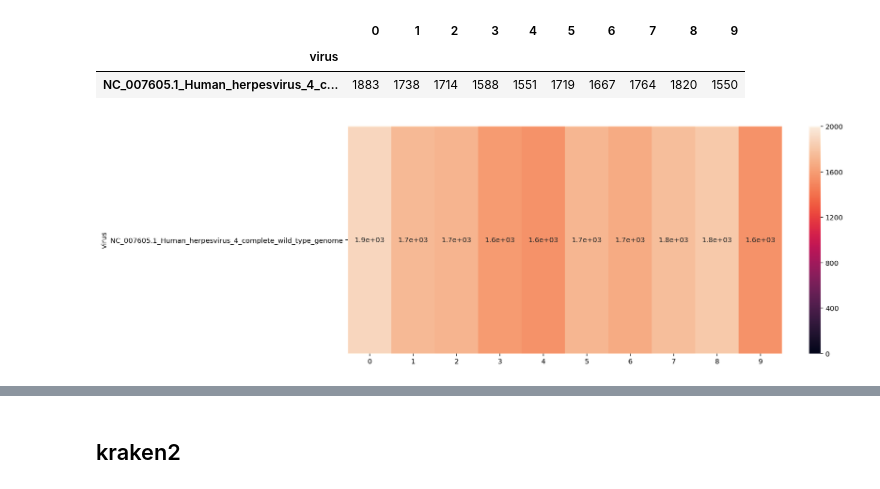
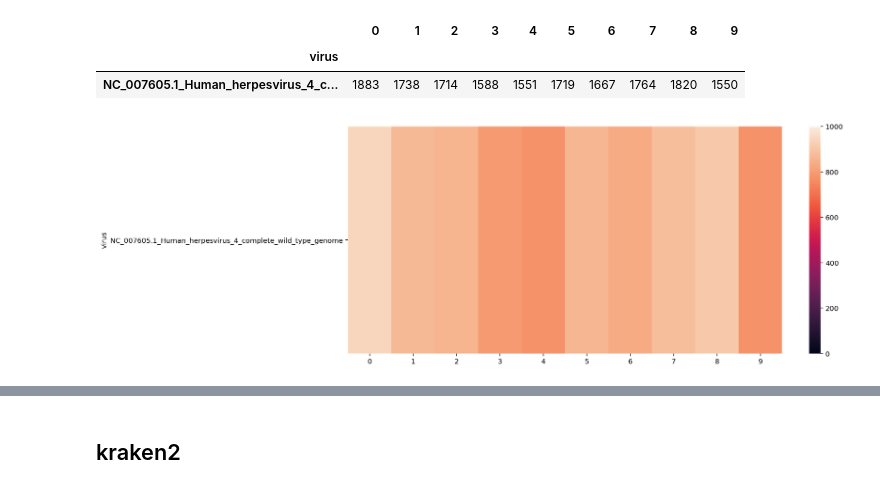
Before and after one commit to yyoshiaki/VIRTUS_Manuscript, a Jupyter notebook: EB_PNAS/benchmark/benchmark.ipynb, the cells around one changed output, grey strips where cells are left out. Saved outputs shown, nothing was run; the diff lists cells and outputs as text; code cells hidden in the pictures.

```diff
--- a/EB_PNAS/benchmark/benchmark.ipynb
+++ b/EB_PNAS/benchmark/benchmark.ipynb
@@ -43,10 +43,12 @@ df_virtus.head()
 |  | 0 | 1 | 2 | 3 | 4 | 5 | 6 | 7 | 8 | 9 |
 | virus |  |  |  |  |  |  |  |  |  |  |
 | NC_007605.1_Human_herpesvirus_4_c... | 1883 | 1738 | 1714 | 1588 | 1551 | 1719 | 1667 | 1764 | 1820 | 1550 |
+# %%
+df_virtus /= 2
 # %%
 plt.figure(figsize=(14,6))
-sns.heatmap(df_virtus, vmin=0, vmax=2000, annot=True)
+sns.heatmap(df_virtus, vmin=0, vmax=1000, annot=False)
 plt.yticks(rotation=0)
 plt.savefig('VIRTUS_heatmap.pdf', bbox_inches='tight')
 # %% [output]
-[figure, old version]
+[figure, new version]
```
Also changed, not shown: parts of 24 cells of this notebook, 12 other files.
